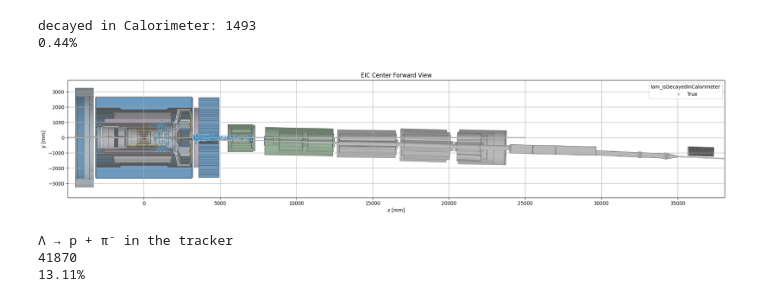
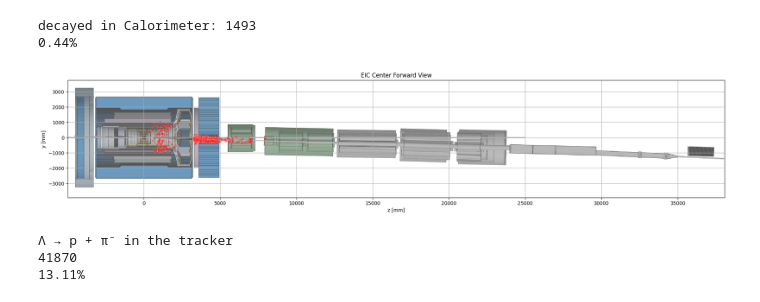
Before and after one commit to Allseeing1620/acceptance-analysis, a Jupyter notebook: analyze-df.ipynb, the cells around one changed output. Drawn from its saved outputs; the diff is of its cells as text; code cells hidden in the pictures.

```diff
--- a/analyze-df.ipynb
+++ b/analyze-df.ipynb
@@ -586,33 +583,31 @@ decayed in Calorimeter: 1493
 # %%
 isDecayedInCalorimeter_df = df[df['lam_isDecayedInCalorimeter']]
 
 x  = isDecayedInCalorimeter_df['lam_epz']
-y =  isDecayedInCalorimeter_df['lam_epy']
+y =  isDecayedInCalorimeter_df['lam_epx']
 
 fig, ax = create_plot_with_background()
 
 # Optional: overlay the reference points to verify alignment
 
 
-
-
 # One line solution!
-sns.scatterplot(data=isDecayedInCalorimeter_df, x=x, y=y,
-                hue='lam_isDecayedInCalorimeter', alpha=0.3, ax=ax)
+sns.scatterplot(data=isDecayedInCalorimeter_df, x=x, y=y,color='red',
+                 alpha=0.3, ax=ax)
 
 ax.set_xlabel("z [mm]")
 ax.set_ylabel("y [mm]")
 ax.set_aspect("equal", adjustable="box")
 ax.grid(True)
 
 # Uncomment to lock the view to the image bounds:
 # ax.set_xlim(min(left_mm, right_mm), max(left_mm, right_mm))
 # ax.set_ylim(min(bottom_mm, top_mm), max(bottom_mm, top_mm))
 
 plt.tight_layout()
 plt.show()
 # %% [output]
-[figure, old version]
+[figure, new version]
 # %%
 df.dropna(subset=['pimin_sim'], inplace=True)
 decode_sim_flags_vectorized(df, 'pimin_sim', 'pimin_', inplace=True)
```
Also changed, not shown: parts of 6 cells of this notebook.
